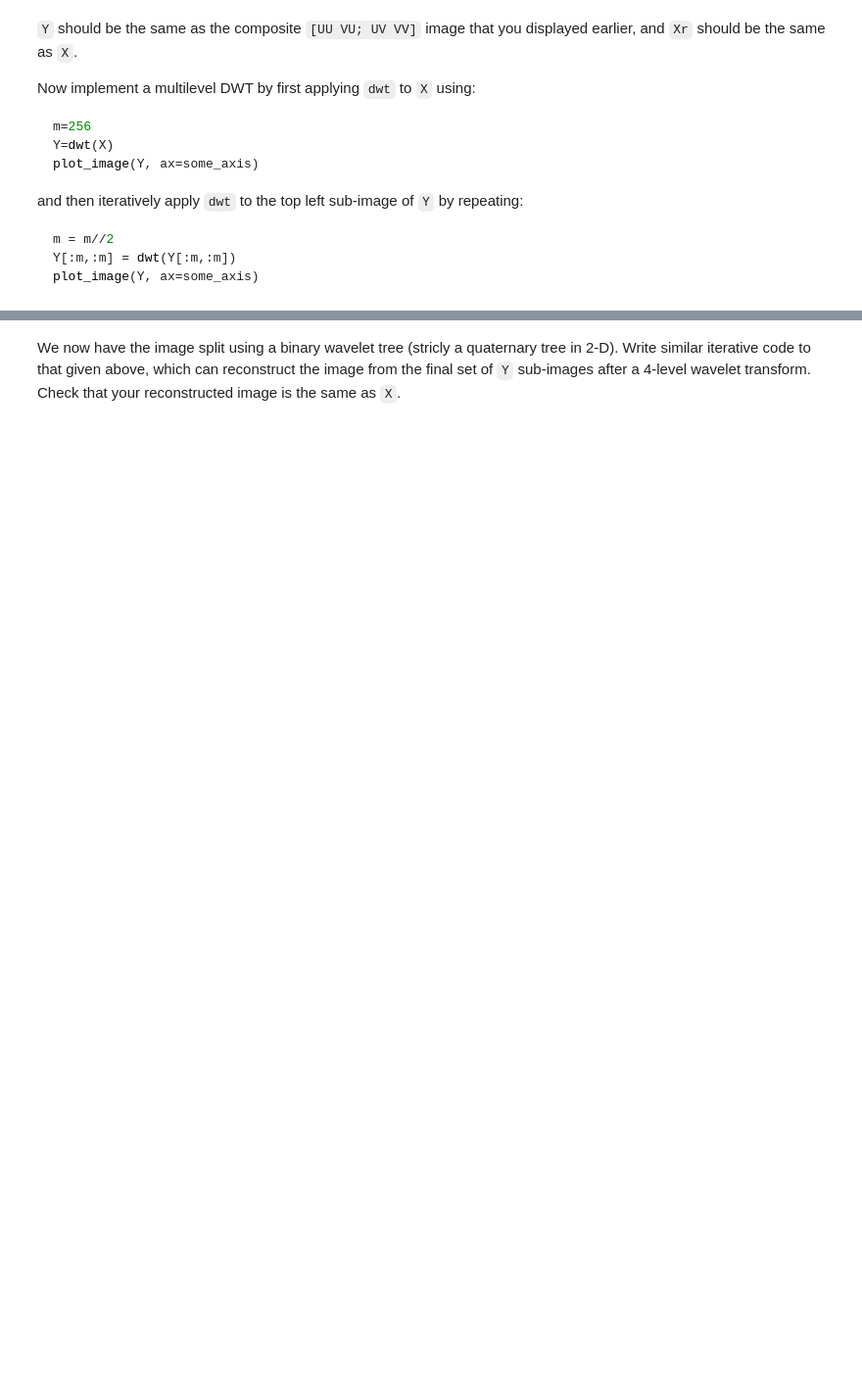
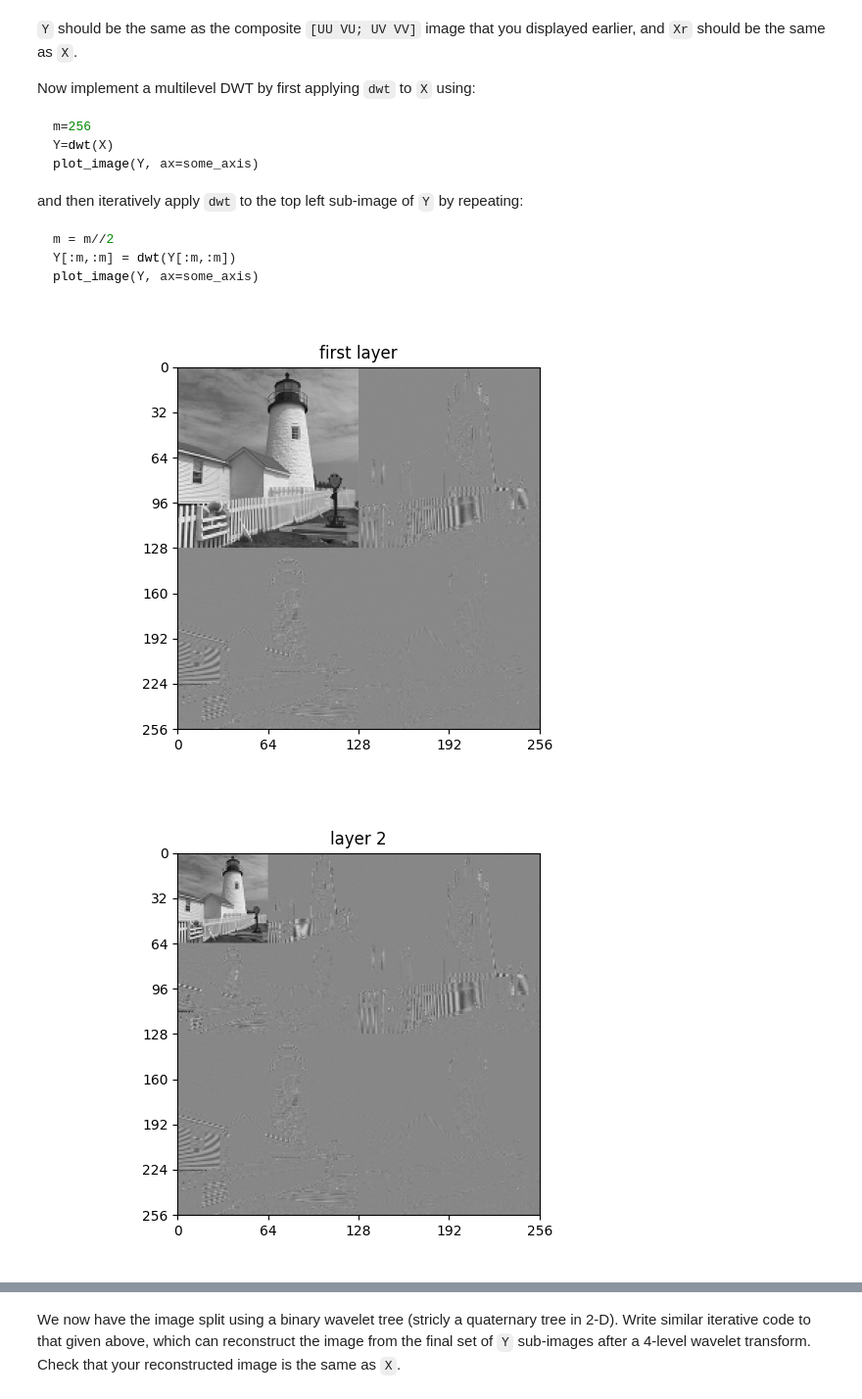
Before and after one commit to dt536/diya_cued_sf2_lab, a Jupyter notebook: 9-dwt.ipynb, the cells around one changed output, grey strips where cells are left out. Shown at 98% size. Drawn from its saved outputs; the diff is of its cells as text; code cells hidden in the pictures; blank space fills up the shorter version.

```diff
--- a/9-dwt.ipynb
+++ b/9-dwt.ipynb
@@ -345,0 +344,19 @@ plot_image(Y, ax=some_axis)
+# %%
+# your code here
+def DWT(X, num_layers):
+    m = 256
+    Y =dwt(X)
+    fig, ax = plt.subplots()
+    plot_image(Y, ax=ax)
+    ax.set(title ="first layer")
+    for i in range(num_layers-1):
+        m = m//2
+        Y[:m,:m] = dwt(Y[:m, :m])
+        fig, ax = plt.subplots()
+        plot_image(Y, ax=ax)
+        ax.set(title =f"layer {i+2}")
+    return Y
+Y = DWT(X, num_layers=4)
+# %% [output]
+[figure, added]
+[figure, added]
```
Also changed, not shown: parts of 14 cells of this notebook.
